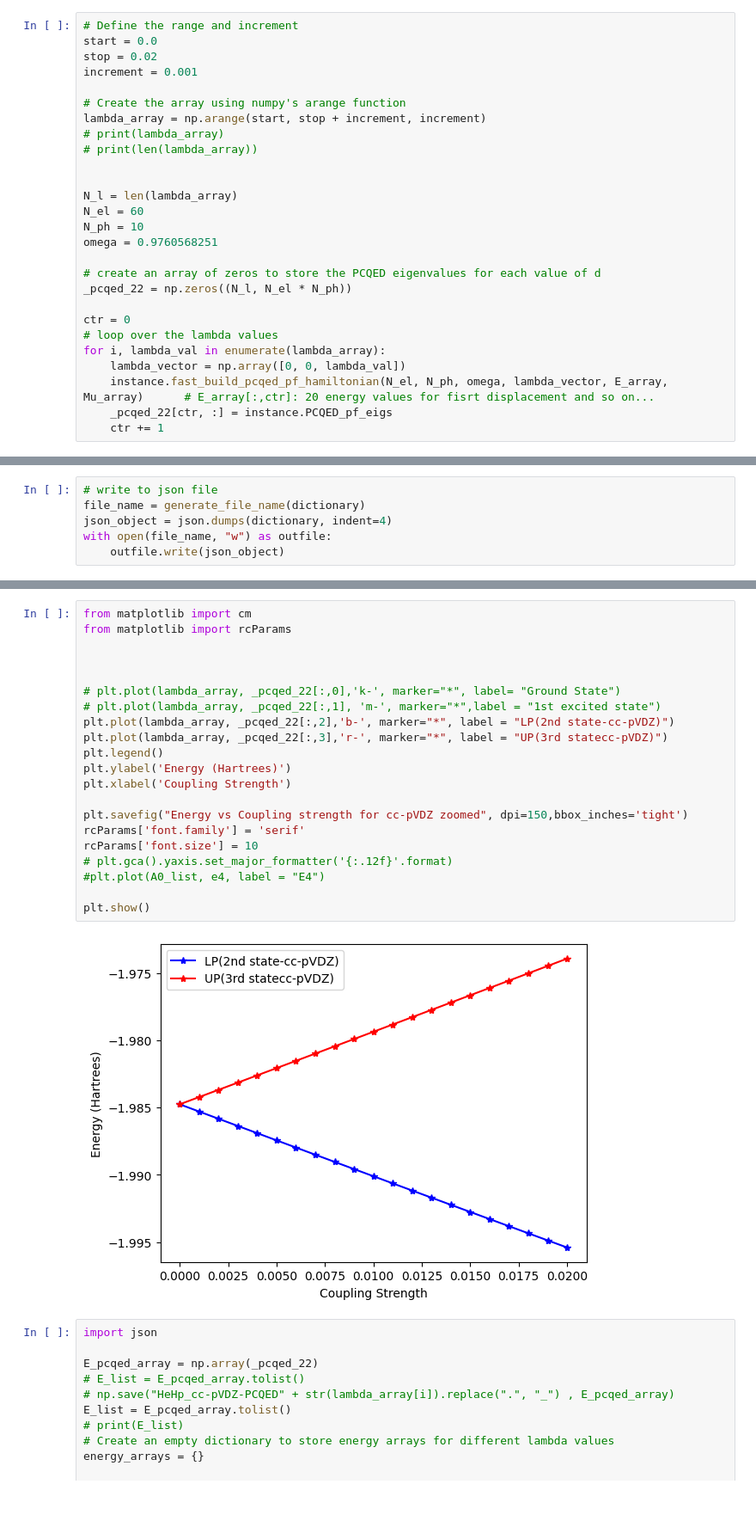
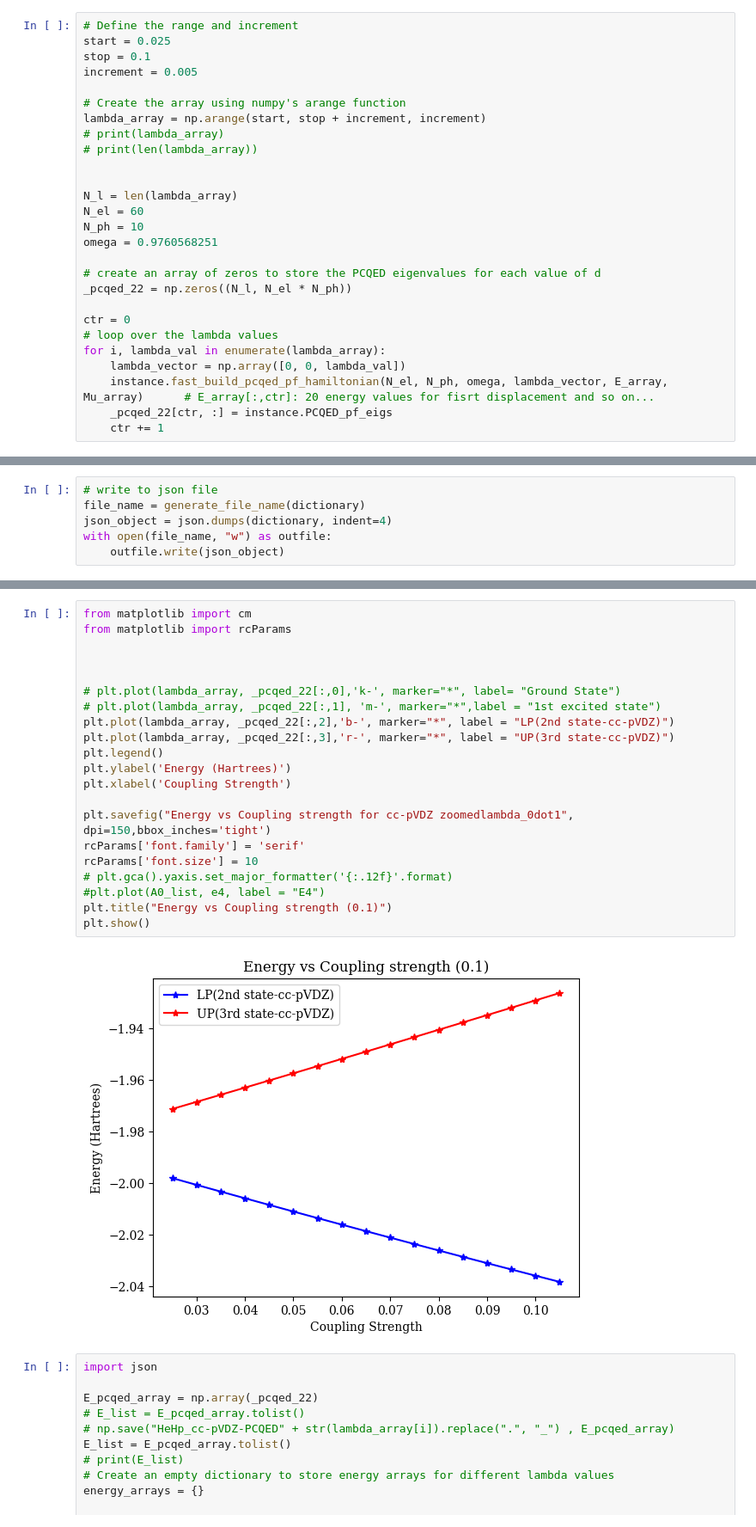
Before and after one commit to FoleyLab/SCQED-PCQED, a Jupyter notebook: src/HeH_plus_pcqed_ccpVDZ.ipynb, the cells around one changed output, grey strips where cells are left out. Shown at 86% size. Drawn from its saved outputs; the diff is of its cells as text; blank space fills up the shorter version.

```diff
--- a/src/HeH_plus_pcqed_ccpVDZ.ipynb
+++ b/src/HeH_plus_pcqed_ccpVDZ.ipynb
@@ -101,9 +101,9 @@ print(E_array)
   4.55181727  4.62263987  4.62263987  5.86696558]
 # %%
 # Define the range and increment
-start = 0.0
-stop = 0.02
-increment = 0.001
+start = 0.025
+stop = 0.1
+increment = 0.005
 
 # Create the array using numpy's arange function
 lambda_array = np.arange(start, stop + increment, increment)
@@ -196,26 +195,26 @@ print(_pcqed_22[:,0])
 # %%
 from matplotlib import cm
 from matplotlib import rcParams
 
 
 
 # plt.plot(lambda_array, _pcqed_22[:,0],'k-', marker="*", label= "Ground State")
 # plt.plot(lambda_array, _pcqed_22[:,1], 'm-', marker="*",label = "1st excited state")
 plt.plot(lambda_array, _pcqed_22[:,2],'b-', marker="*", label = "LP(2nd state-cc-pVDZ)")
-plt.plot(lambda_array, _pcqed_22[:,3],'r-', marker="*", label = "UP(3rd statecc-pVDZ)")
+plt.plot(lambda_array, _pcqed_22[:,3],'r-', marker="*", label = "UP(3rd state-cc-pVDZ)")
 plt.legend()
 plt.ylabel('Energy (Hartrees)')
 plt.xlabel('Coupling Strength')
 
-plt.savefig("Energy vs Coupling strength for cc-pVDZ zoomed", dpi=150,bbox_inches='tight')
+plt.savefig("Energy vs Coupling strength for cc-pVDZ zoomedlambda_0dot1", dpi=150,bbox_inches='tight')
 rcParams['font.family'] = 'serif'
 rcParams['font.size'] = 10
 # plt.gca().yaxis.set_major_formatter('{:.12f}'.format)
 #plt.plot(A0_list, e4, label = "E4")
-
+plt.title("Energy vs Coupling strength (0.1)")
 plt.show()
 # %% [output]
-[figure, old version]
+[figure, new version]
 # %%
 import json
 
```
Also changed, not shown: parts of 2 cells of this notebook, 26 other files.
